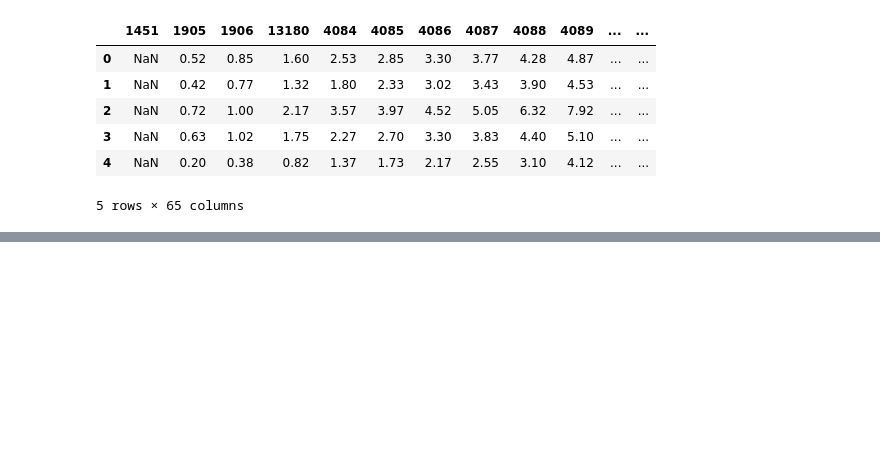
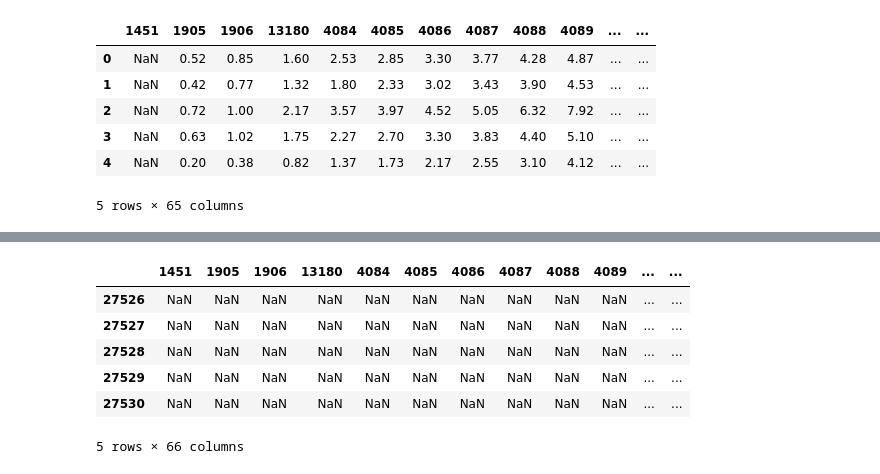
Before and after one commit to AmyLExtraordinaire/ctabus, a Jupyter notebook: notebooks/Analysis of Bus Service in Logan Square.ipynb, the cells around one changed output, grey strips where cells are left out. Saved outputs shown, nothing was run; the diff lists cells and outputs as text; code cells hidden in the pictures; blank space fills up the shorter version.

```diff
--- a/notebooks/Analysis of Bus Service in Logan Square.ipynb
+++ b/notebooks/Analysis of Bus Service in Logan Square.ipynb
@@ -188,35 +103,0 @@ rts = ["49","X49","52","53","56","73","74","76","82"]
-# %%
-cta_holidays = pd.DatetimeIndex(definitions.HOLIDAYS)
-
-for rt in rts:
-    patterns = tools.load_patterns(rt, False)
-    geometry = [Point(xy) for xy in zip(patterns.lon, patterns.lat)]
-    patterns_gdf = gpd.GeoDataFrame(patterns, geometry=geometry, crs={'init': 'epsg:4326'})
-    losq_stops = gpd.sjoin(patterns_gdf, losq, how="inner", op="intersects")
-
-    colname_map = {"wait|{}".format(stpid): "wait|{}".format(stpnm) for stpid, stpnm in zip(patterns.stpid, patterns.stpnm)}
-    for rtdir in losq_stops.rtdir.unique():
-        tws = pd.concat((tools.load_travels_waits(rt, rtdir.lower(), d) for d in dates[:1]))
-
-        tws.drop(tws[(tws.start_date.dt.dayofweek >= 5) | tws.start_date.isin(cta_holidays)].index, inplace=True)
-        tws.drop(tws[~tws.origin.isin(losq_stops.stpid)].index, inplace=True)
-        tws.dropna(axis='columns', how='all', inplace=True)
-
-        waits_cols = tws.columns[tws.columns.str.contains("wait\|")]
-        tws["bins"] = pd.cut(tws.decimal_time, np.arange(5, 24, 2), labels=np.arange(5, 23, 2), right=False)
-
-        rt_waits = tws.groupby(["start_date", "pid", "tatripid", "bins"])[waits_cols].mean().reset_index()
-        rt_waits["rtdir"] = rtdir
-
-        bunched = rt_waits.copy()
-        bunched[waits_cols] = (bunched[waits_cols] < 2)
-        bunching_incidents = bunched.groupby(["rtdir", "bins"])[waits_cols].sum()
-        tot_trips = rt_waits.groupby(["rtdir", "bins"])[waits_cols].count()
-
-        rt_mean_waits = rt_waits.groupby(["rtdir", "bins"])[waits_cols].mean()
-        rt_bunching = bunching_incidents / tot_trips
-
-        print rt, rtdir
-        print rt_mean_waits.rename(columns=colname_map)
-        print "bus bunching statistics"
-        print rt_bunching.rename(columns=colname_map)
@@ -245,0 +112,15 @@ losq_bunching.append(rt_bunching)'''
+# %%
+cta_time_periods = [6, 9, 15, 19, 22]
+cta_time_period_labels = ["AM Peak", "Midday", "PM Peak", "Evening"]
+
+travels_waits["bins"] = pd.cut(travels_waits.decimal_time, cta_time_periods, labels=cta_time_period_labels, right=False)
+travels_waits.drop(travels_waits[~travels_waits.origin.isin(losq_stops.stpid)].index, inplace=True)
+travels_waits.head()
+# %% [output]
+|  | 1451 | 1905 | 1906 | 13180 | 4084 | 4085 | 4086 | 4087 | 4088 | 4089 | ... | ... |
+| 27526 | NaN | NaN | NaN | NaN | NaN | NaN | NaN | NaN | NaN | NaN | ... | ... |
+| 27527 | NaN | NaN | NaN | NaN | NaN | NaN | NaN | NaN | NaN | NaN | ... | ... |
+| 27528 | NaN | NaN | NaN | NaN | NaN | NaN | NaN | NaN | NaN | NaN | ... | ... |
+| 27529 | NaN | NaN | NaN | NaN | NaN | NaN | NaN | NaN | NaN | NaN | ... | ... |
+| 27530 | NaN | NaN | NaN | NaN | NaN | NaN | NaN | NaN | NaN | NaN | ... | ... |
+5 rows × 66 columns
```
Also changed, not shown: parts of 46 cells of this notebook.
